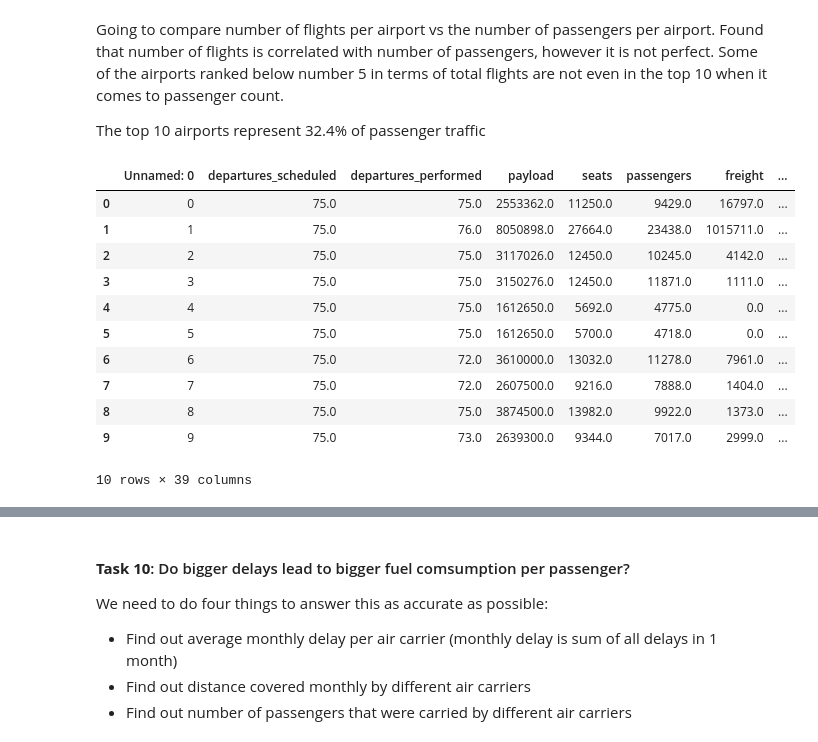
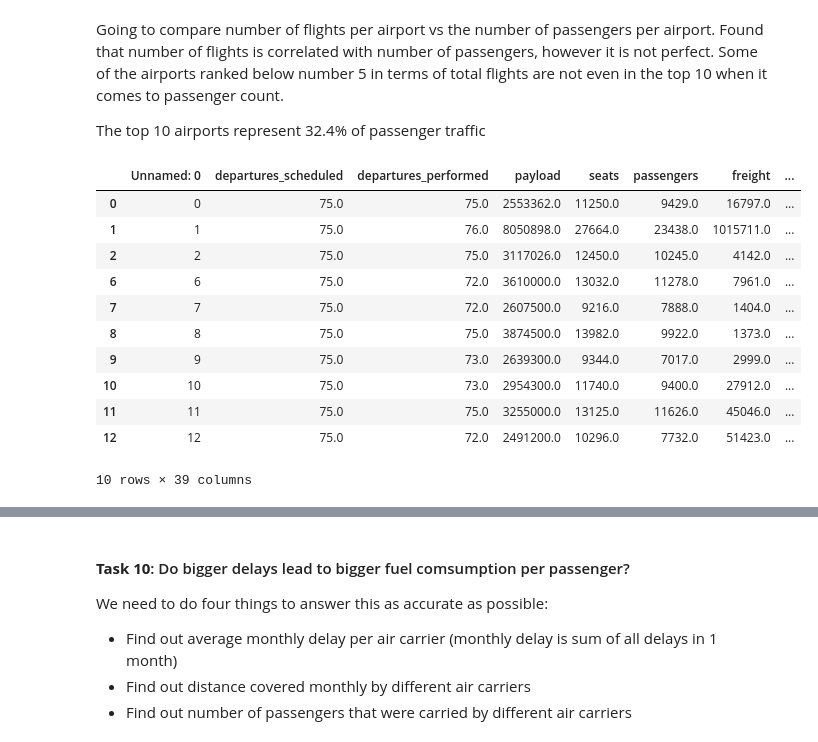
Before and after one commit to bernpb/Flight_Delay_Prediction, a Jupyter notebook: bern_exploratory_analysis.ipynb, the cells around one changed output, grey strips where cells are left out. Saved outputs shown, nothing was run; the diff lists cells and outputs as text; code cells hidden in the pictures.

```diff
--- a/bern_exploratory_analysis.ipynb
+++ b/bern_exploratory_analysis.ipynb
@@ -366,18 +478,19 @@ airport_counts = data['origin'].value_counts() + data['dest'].value_counts()
 flight_counts = airport_counts.sort_values(ascending = False).head(10).index.to_list()
 # %%
 passengers = pd.read_csv('data/passengers.csv')
+passengers = passengers[(passengers['origin_country_name'] == 'United States') & (passengers['dest_country_name'] == 'United States')]
 
 passengers.head(10)
 # %% [output]
 |  | Unnamed: 0 | departures_scheduled | departures_performed | payload | seats | passengers | freight | ... |
 | 0 | 0 | 75.0 | 75.0 | 2553362.0 | 11250.0 | 9429.0 | 16797.0 | ... |
 | 1 | 1 | 75.0 | 76.0 | 8050898.0 | 27664.0 | 23438.0 | 1015711.0 | ... |
 | 2 | 2 | 75.0 | 75.0 | 3117026.0 | 12450.0 | 10245.0 | 4142.0 | ... |
-| 3 | 3 | 75.0 | 75.0 | 3150276.0 | 12450.0 | 11871.0 | 1111.0 | ... |
-| 4 | 4 | 75.0 | 75.0 | 1612650.0 | 5692.0 | 4775.0 | 0.0 | ... |
-| 5 | 5 | 75.0 | 75.0 | 1612650.0 | 5700.0 | 4718.0 | 0.0 | ... |
 | 6 | 6 | 75.0 | 72.0 | 3610000.0 | 13032.0 | 11278.0 | 7961.0 | ... |
 | 7 | 7 | 75.0 | 72.0 | 2607500.0 | 9216.0 | 7888.0 | 1404.0 | ... |
 | 8 | 8 | 75.0 | 75.0 | 3874500.0 | 13982.0 | 9922.0 | 1373.0 | ... |
 | 9 | 9 | 75.0 | 73.0 | 2639300.0 | 9344.0 | 7017.0 | 2999.0 | ... |
+| 10 | 10 | 75.0 | 73.0 | 2954300.0 | 11740.0 | 9400.0 | 27912.0 | ... |
+| 11 | 11 | 75.0 | 75.0 | 3255000.0 | 13125.0 | 11626.0 | 45046.0 | ... |
+| 12 | 12 | 75.0 | 72.0 | 2491200.0 | 10296.0 | 7732.0 | 51423.0 | ... |
 10 rows × 39 columns
```
Also changed, not shown: parts of 46 cells of this notebook, 5 other files.
